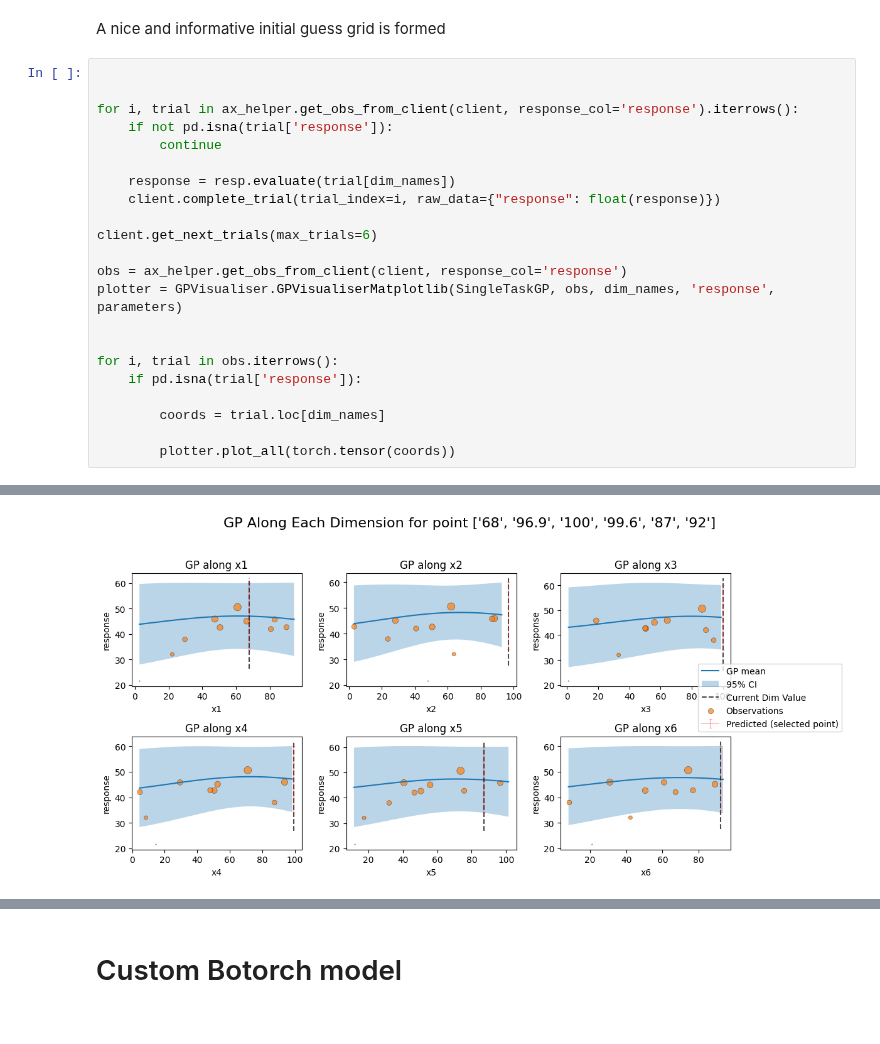
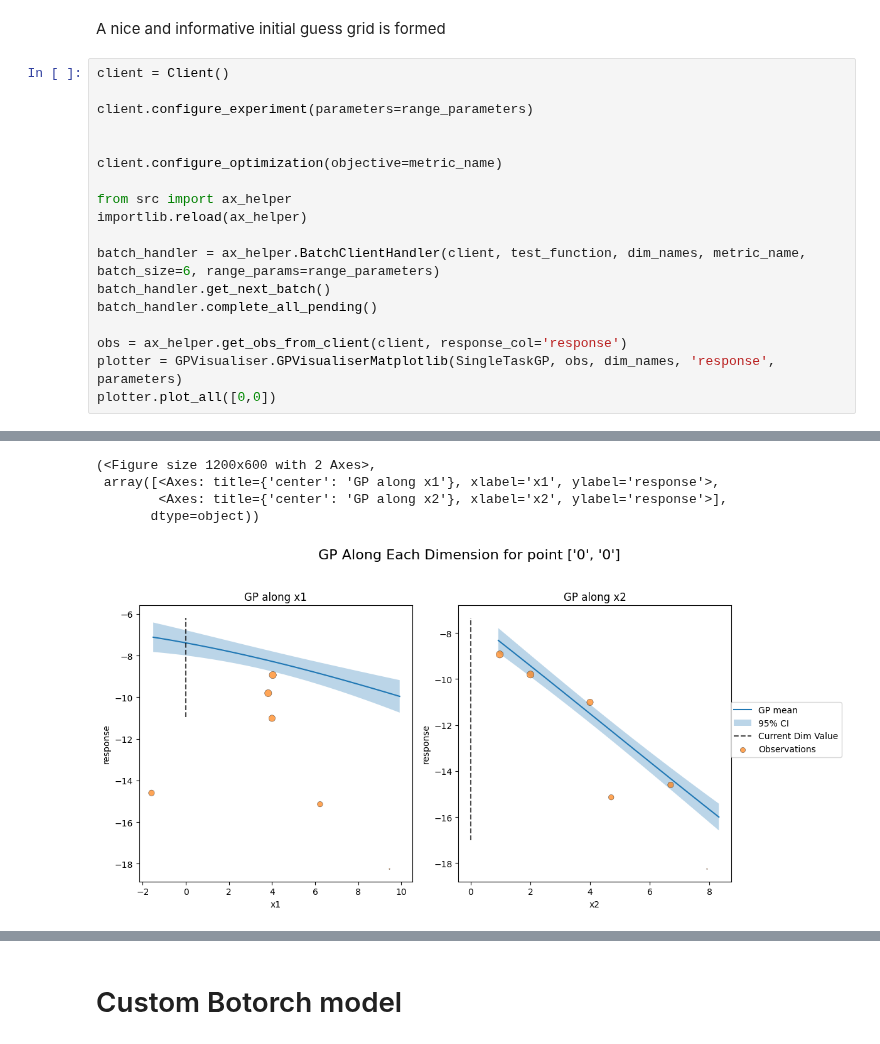
Before and after one commit to Sauciu1/BO-Coli, a Jupyter notebook: notebooks/batch_bayesian_test.ipynb, the cells around one changed output, grey strips where cells are left out. Saved outputs shown, nothing was run; the diff lists cells and outputs as text.

```diff
--- a/notebooks/batch_bayesian_test.ipynb
+++ b/notebooks/batch_bayesian_test.ipynb
@@ -173,25 +176,21 @@ sns.scatterplot(data=coords, x="x1", y="x2")
 # %% [markdown]
 A nice and informative initial guess grid is formed
 # %%
+client = Client()
+
+client.configure_experiment(parameters=range_parameters)
 
 
-for i, trial in ax_helper.get_obs_from_client(client, response_col='response').iterrows():
-    if not pd.isna(trial['response']):
-        continue
+client.configure_optimization(objective=metric_name)
 
-    response = resp.evaluate(trial[dim_names])
-    client.complete_trial(trial_index=i, raw_data={"response": float(response)})
+from src import ax_helper
+importlib.reload(ax_helper)
 
-client.get_next_trials(max_trials=6)
+batch_handler = ax_helper.BatchClientHandler(client, test_function, dim_names, metric_name, batch_size=6, range_params=range_parameters)
+batch_handler.get_next_batch()
+batch_handler.complete_all_pending()
 
 obs = ax_helper.get_obs_from_client(client, response_col='response')
 plotter = GPVisualiser.GPVisualiserMatplotlib(SingleTaskGP, obs, dim_names, 'response', parameters)
-
-
-for i, trial in obs.iterrows():
-    if pd.isna(trial['response']):
-
-        coords = trial.loc[dim_names]
-
-        plotter.plot_all(torch.tensor(coords))
+plotter.plot_all([0,0])
 # %% [output]
@@ -202 +212,5 @@ Series.__getitem__ treating keys as positions is deprecated. In a future version
+(<Figure size 1200x600 with 2 Axes>,
+ array([<Axes: title={'center': 'GP along x1'}, xlabel='x1', ylabel='response'>,
+        <Axes: title={'center': 'GP along x2'}, xlabel='x2', ylabel='response'>],
+       dtype=object))
-[figure, old version]
+[figure, new version]
```
Also changed, not shown: parts of 17 cells of this notebook, 4 other files.
